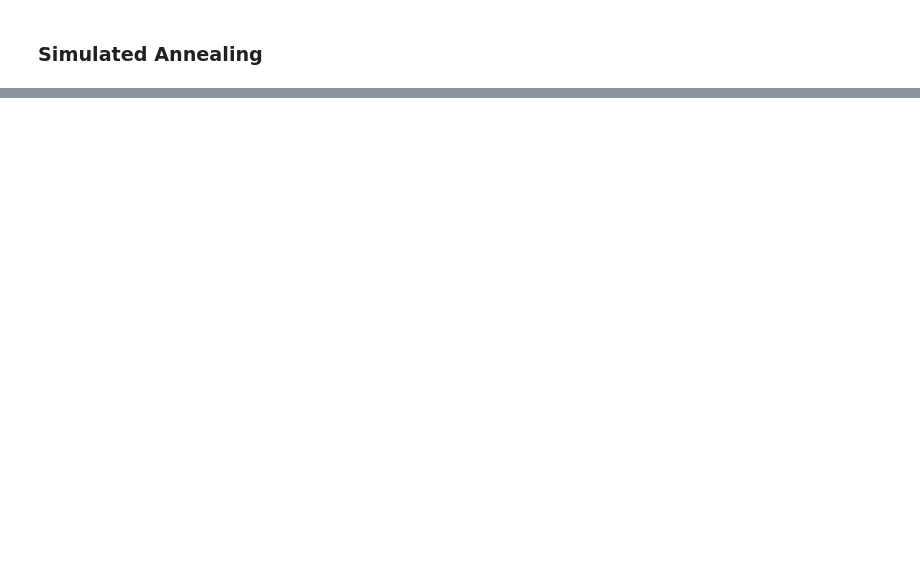
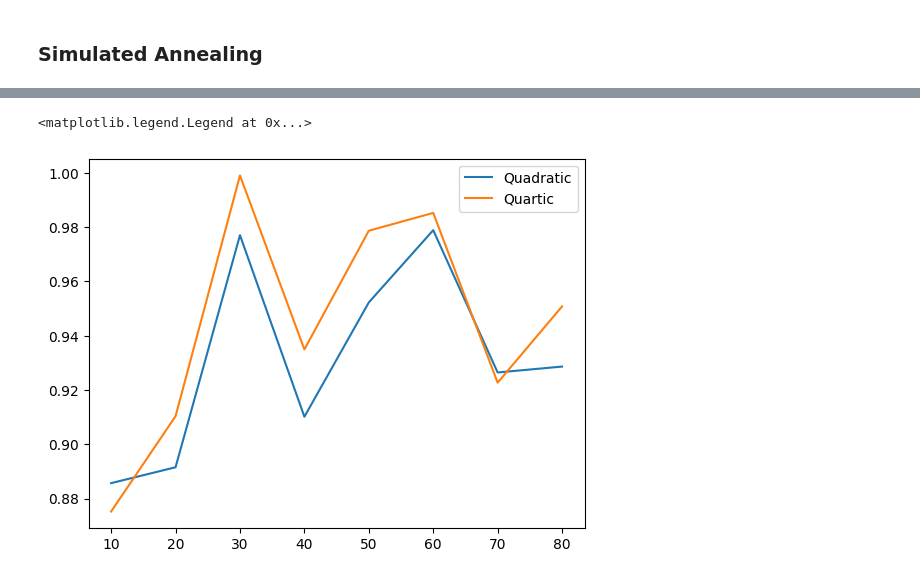
Before and after one commit to OnekaSingh/woq2025, a Jupyter notebook: binary_demo.ipynb, the cells around one changed output, grey strips where cells are left out. Saved outputs shown, nothing was run; the diff lists cells and outputs as text; code cells hidden in the pictures; blank space fills up the shorter version.

```diff
--- a/binary_demo.ipynb
+++ b/binary_demo.ipynb
@@ -137,0 +186,23 @@ plt.legend()
+# %%
+quadratic_weights = []
+quartic_weights = []
+
+quadratic_weights_bk = []
+quartic_weights_bk = []
+
+num_qubits = list(range(10, 81, 10))
+
+for N in num_qubits:
+
+    x, z, _ = bk_majoranas(N)
+
+    quadratic_weights_bk.append(quadratic_term_mean_weight(x, z))
+    quartic_weights_bk.append(quartic_term_mean_weight(x, z))
+
+    x, z, energies, energy_opt = anneal(x, z, explore=spread_node, energy=quadratic_term_mean_weight, cooling_rate=0.9999)
+
+    quadratic_weights.append(energy_opt)
+    quartic_weights.append(quartic_term_mean_weight(x, z))
+
+quadratic_ratios = np.array(quadratic_weights) / np.array(quadratic_weights_bk)
+quartic_ratios = np.array(quartic_weights) / np.array(quartic_weights_bk)
@@ -137,0 +218,7 @@ plt.legend()
+# %%
+plt.plot(num_qubits, quadratic_ratios, label="Quadratic")
+plt.plot(num_qubits, quartic_ratios, label="Quartic")
+plt.legend()
+# %% [output]
+<matplotlib.legend.Legend at 0x...>
+[figure, added]
```
Also changed, not shown: parts of 18 cells of this notebook, 3 other files.
